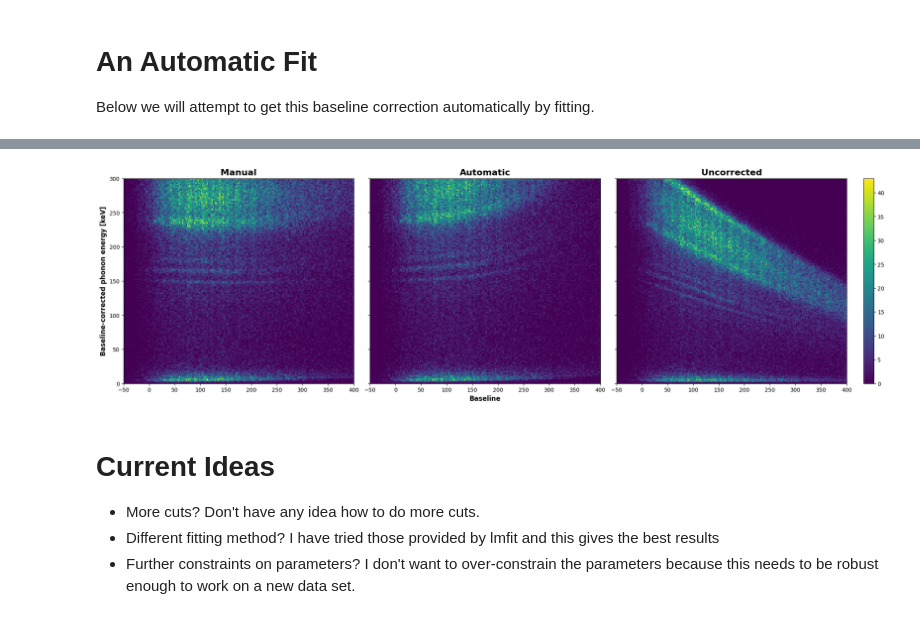
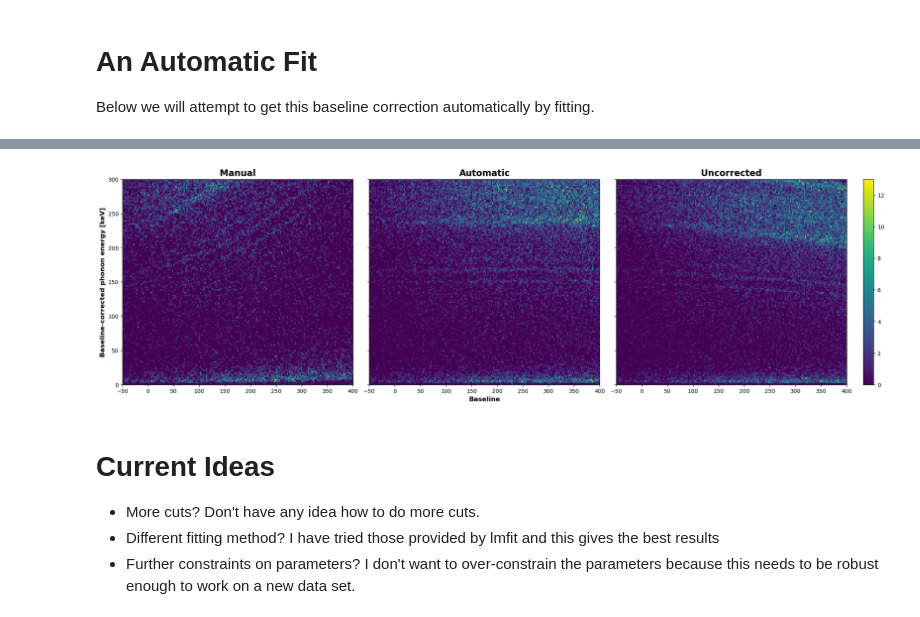
Before and after one commit to villano-lab/R76Analysis, a Jupyter notebook: HV1_Calibration.ipynb, the cells around one changed output, grey strips where cells are left out. Cells and saved outputs as stored; diff of their text form; code cells hidden in the pictures.

```diff
--- a/HV1_Calibration.ipynb
+++ b/HV1_Calibration.ipynb
@@ -221,34 +187,34 @@ for x in z:
 # %%
 fig,axs = plt.subplots(1,3,figsize=(20,6),constrained_layout=True,sharey=True)
 ax = axs[0]; ax2 = axs[1]; ax3 = axs[2]
-h = ax.hist2d(z[4]["PFbs"][~z[4]["crand"]]-3000,z[4]["pt_keV_bscorr"][~z[4]["crand"]]
+h = ax.hist2d(z[4]["PSUMbs"][~z[4]["crand"]]-18000,z[4]["pt_keV_bscorr"][~z[4]["crand"]]
                ,bins=[np.linspace(-50,400,200),np.linspace(0,300,150)])
 ax.set_ylabel("Baseline-corrected phonon energy [keV]",weight='bold',fontsize=12)
 #ax2 = fig.add_subplot(1,3,2)
-h = ax2.hist2d(z[4]["PFbs"][~z[4]["crand"]]-3000,z[4]["new_bscorr"][~z[4]["crand"]]
+h = ax2.hist2d(z[4]["PSUMbs"][~z[4]["crand"]]-18000,z[4]["new_bscorr"][~z[4]["crand"]]
                ,bins=[np.linspace(-50,400,200),np.linspace(0,300,150)])
 #ax3 = fig.add_subplot(1,3,3)
-h = ax3.hist2d(z[4]["PFbs"][~z[4]["crand"]]-3000,z[4]["pt_keV"][~z[4]["crand"]]
+h = ax3.hist2d(z[4]["PSUMbs"][~z[4]["crand"]]-18000,z[4]["pt_keV"][~z[4]["crand"]]
                ,bins=[np.linspace(-50,400,200),np.linspace(0,300,150)])
 ax2.set_xlabel("Baseline",weight='bold',fontsize=12)
 #Based on the calculation I think this might be what I have now? But,
 #Based on the plot it's very clearly not it.
 fig.colorbar(h[3])
 
 ax.set_title("Manual",weight='bold',size=16)
 ax2.set_title("Automatic",weight='bold',size=16)
 ax3.set_title("Uncorrected",weight='bold',size=16)
 
 comment = """
 pointsx = [0,0.22e-6,0.29e-6,0.38e-6] #Measured outputs, not yet known.
 
 plt.axhline(pointsx[1],color='red',linestyle='dotted')
 plt.axhline(pointsx[2],color='red',linestyle='dotted')
 plt.axhline(pointsx[3],color='red',linestyle='dotted')#"""
 
 plt.show()
 # %% [output]
-[figure, old version]
+[figure, new version]
 # %% [markdown]
 # Current Ideas
 
```
Also changed, not shown: parts of 15 cells of this notebook.
